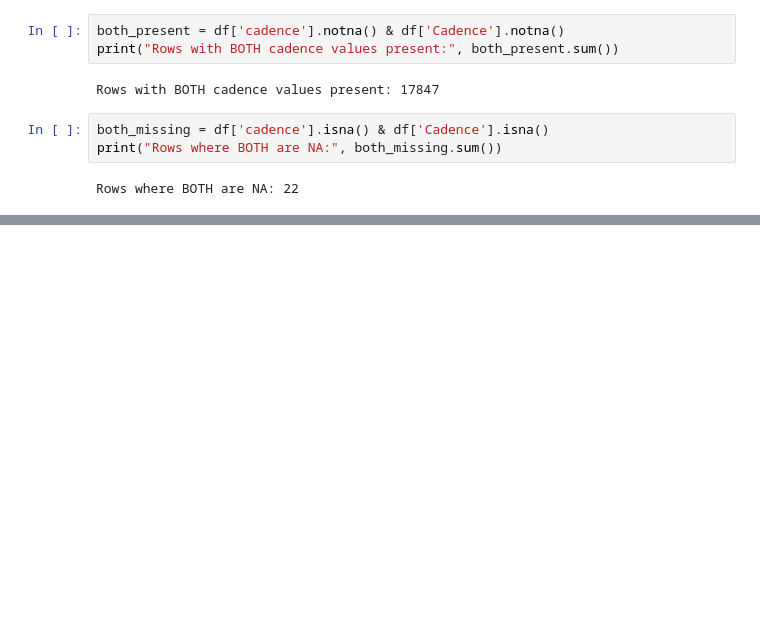
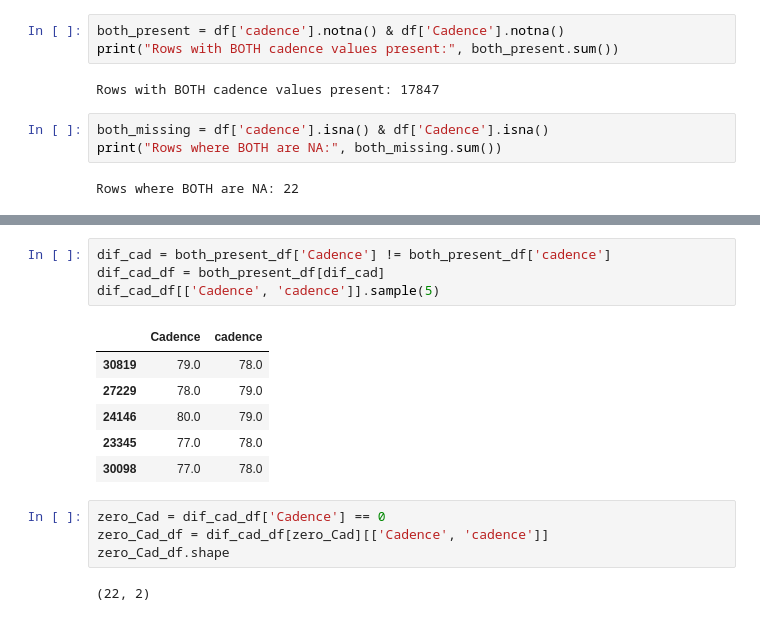
Before and after one commit to vandao288/strava_data_report, a Jupyter notebook: strava.ipynb, the cells around one changed output, grey strips where cells are left out. Cells and saved outputs as stored; diff of their text form; blank space fills up the shorter version.

```diff
--- a/strava.ipynb
+++ b/strava.ipynb
@@ -242,0 +290,17 @@ Rows where BOTH are NA: 22
+# %%
+dif_cad = both_present_df['Cadence'] != both_present_df['cadence']
+dif_cad_df = both_present_df[dif_cad]
+dif_cad_df[['Cadence', 'cadence']].sample(5)
+# %% [output]
+|  | Cadence | cadence |
+| 30819 | 79.0 | 78.0 |
+| 27229 | 78.0 | 79.0 |
+| 24146 | 80.0 | 79.0 |
+| 23345 | 77.0 | 78.0 |
+| 30098 | 77.0 | 78.0 |
+# %%
+zero_Cad = dif_cad_df['Cadence'] == 0
+zero_Cad_df = dif_cad_df[zero_Cad][['Cadence', 'cadence']]
+zero_Cad_df.shape
+# %% [output]
+(22, 2)
```
Also changed, not shown: parts of 20 cells of this notebook.
